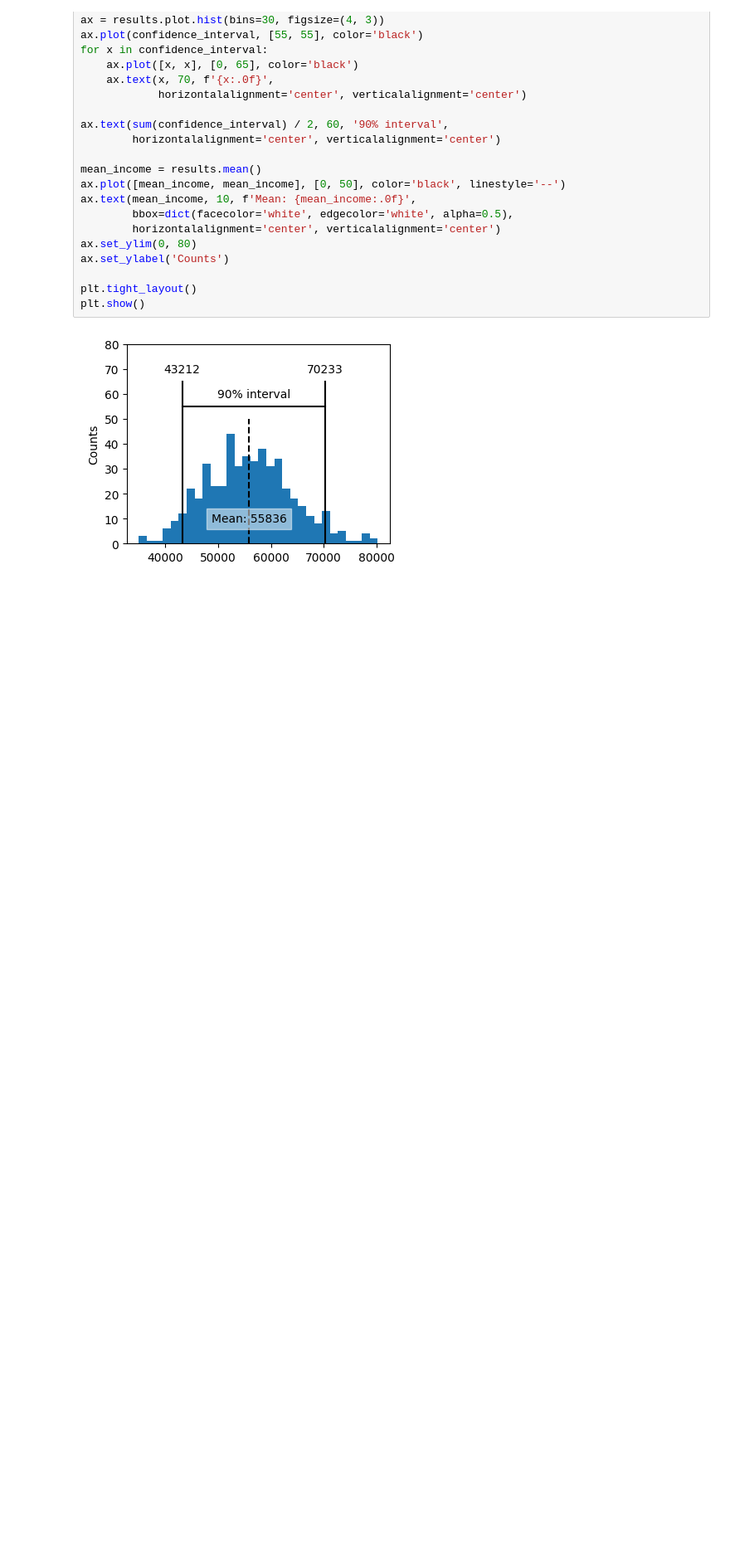
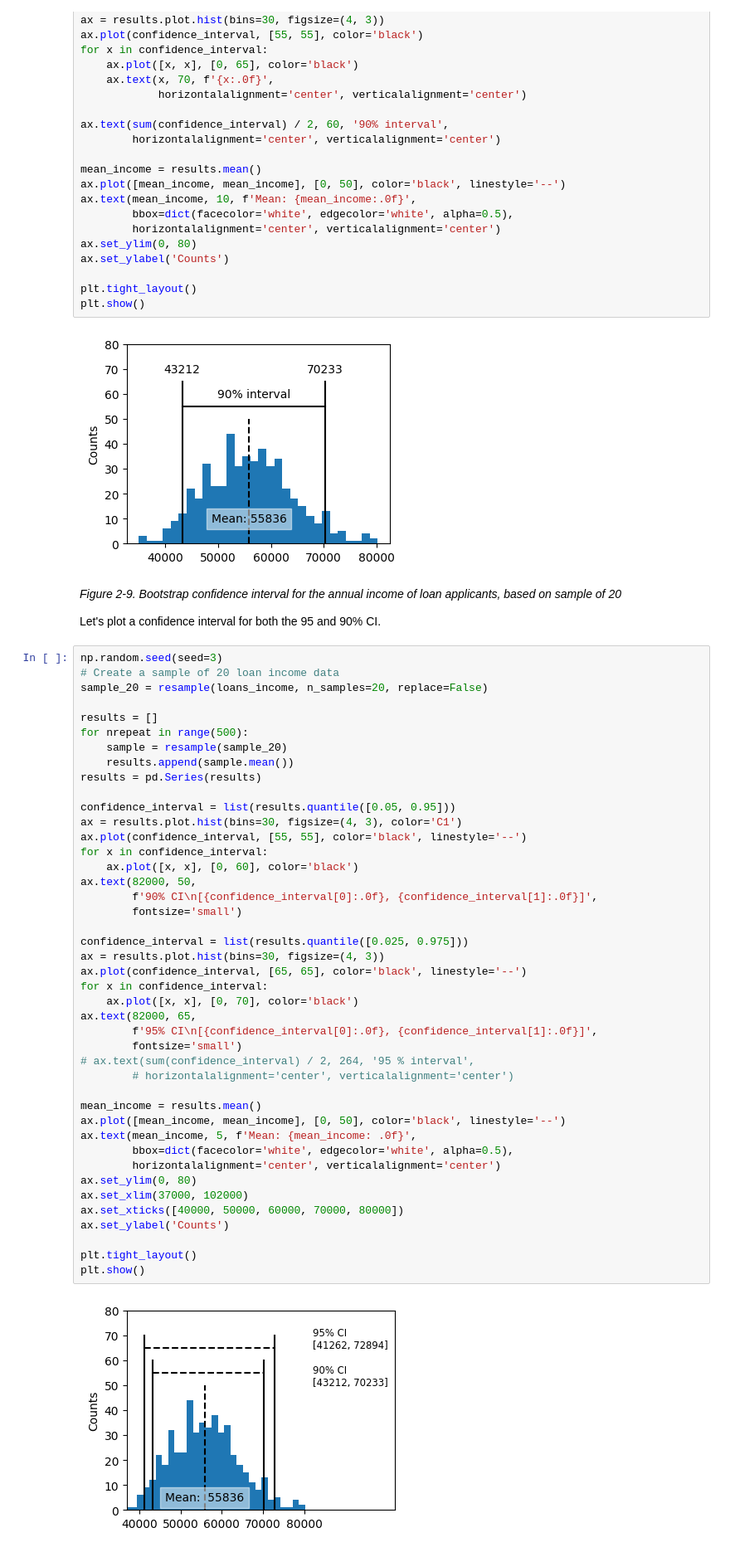
Before and after one commit to felipesebben/practical_statistics, a Jupyter notebook: 2_Data_and_Sampling_Distributions.ipynb, the cells around one changed output. Shown at 83% size. Cells and saved outputs as stored; diff of their text form; blank space fills up the shorter version.

Commit message:
Update notebook with notes on CI and QQ-Plots

```diff
--- a/2_Data_and_Sampling_Distributions.ipynb
+++ b/2_Data_and_Sampling_Distributions.ipynb
@@ -187,4 +187,52 @@ plt.tight_layout()
 plt.show()
 # %% [output]
 [figure]
+# %% [markdown]
+<p><i>Figure 2-9. Bootstrap confidence interval for the annual income of loan applicants, based on sample of 20</i></p>
+<p>Let's plot a confidence interval for both the 95 and 90% CI.</p>
+# %%
+np.random.seed(seed=3)
+# Create a sample of 20 loan income data
+sample_20 = resample(loans_income, n_samples=20, replace=False)
+
+results = []
+for nrepeat in range(500):
+    sample = resample(sample_20)
+    results.append(sample.mean())
+results = pd.Series(results)
+
+confidence_interval = list(results.quantile([0.05, 0.95]))
+ax = results.plot.hist(bins=30, figsize=(4, 3), color='C1')
+ax.plot(confidence_interval, [55, 55], color='black', linestyle='--')
+for x in confidence_interval:
+    ax.plot([x, x], [0, 60], color='black')
+ax.text(82000, 50,
+        f'90% CI\n[{confidence_interval[0]:.0f}, {confidence_interval[1]:.0f}]',
+        fontsize='small')
+
+confidence_interval = list(results.quantile([0.025, 0.975]))
+ax = results.plot.hist(bins=30, figsize=(4, 3))
+ax.plot(confidence_interval, [65, 65], color='black', linestyle='--')
+for x in confidence_interval:
+    ax.plot([x, x], [0, 70], color='black')
+ax.text(82000, 65,
+        f'95% CI\n[{confidence_interval[0]:.0f}, {confidence_interval[1]:.0f}]',
+        fontsize='small')
+# ax.text(sum(confidence_interval) / 2, 264, '95 % interval',
+        # horizontalalignment='center', verticalalignment='center')
+
+mean_income = results.mean()
+ax.plot([mean_income, mean_income], [0, 50], color='black', linestyle='--')
+ax.text(mean_income, 5, f'Mean: {mean_income: .0f}',
+        bbox=dict(facecolor='white', edgecolor='white', alpha=0.5),
+        horizontalalignment='center', verticalalignment='center')
+ax.set_ylim(0, 80)
+ax.set_xlim(37000, 102000)
+ax.set_xticks([40000, 50000, 60000, 70000, 80000])
+ax.set_ylabel('Counts')
+
+plt.tight_layout()
+plt.show()
+# %% [output]
+[figure, added]
 # %% [markdown]
```
Also changed, not shown: parts of 2 cells of this notebook.
